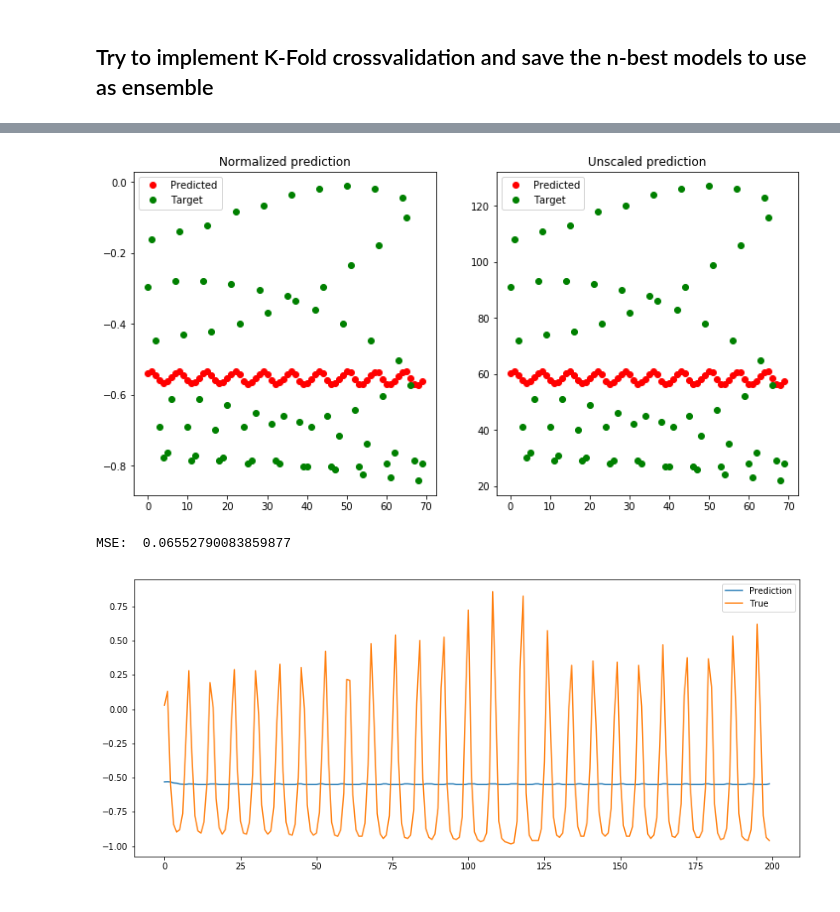
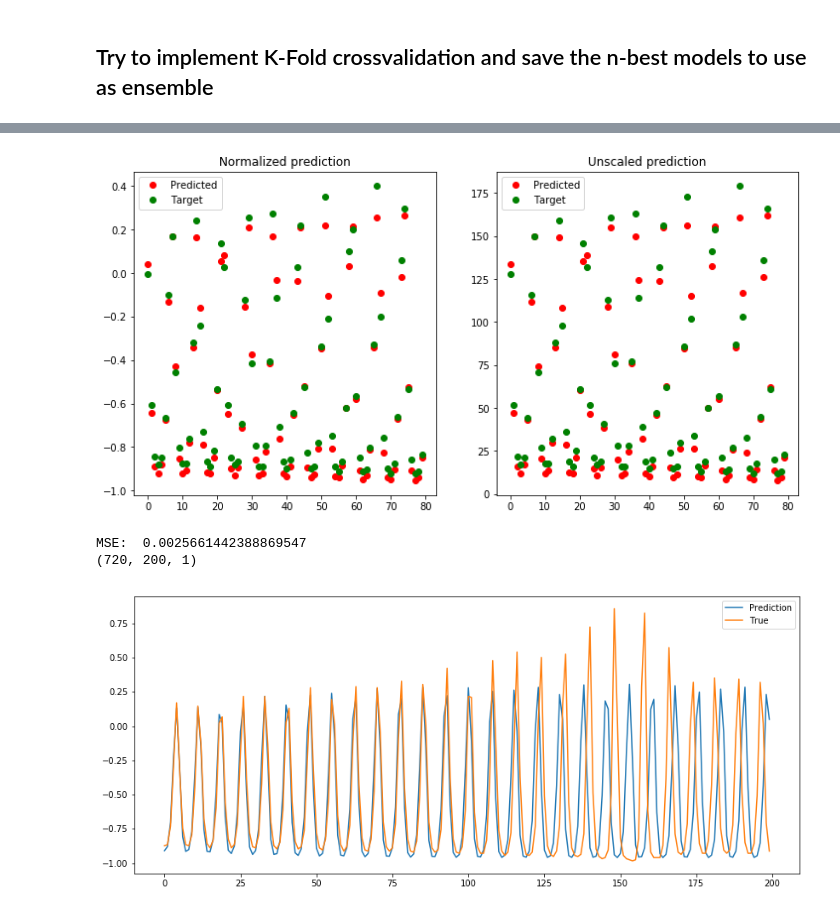
Before and after one commit to HansBambel/DeepLearning2019, a Jupyter notebook: Assignment2/timeseriesPrediction.ipynb, the cells around one changed output, grey strips where cells are left out. Drawn from its saved outputs; the diff is of its cells as text; code cells hidden in the pictures.

Commit message:
ensembles do quite a good job

```diff
--- a/Assignment2/timeseriesPrediction.ipynb
+++ b/Assignment2/timeseriesPrediction.ipynb
@@ -36,15 +36,15 @@ plt.show()
 # %% [output]
 [figure]
 # %%
-inputsize = 300
+inputsize = 200
 
 def root_mean_squared_error(y_true, y_pred):
         return K.sqrt(K.mean(K.square(y_pred - y_true)))
 
 def get_model():
     model = keras.Sequential()
-    model.add(LSTM(16, return_sequences=True, input_shape=(trainX.shape[1], 1), dropout=0.2, recurrent_dropout=0.2))
-    model.add(LSTM(8, return_sequences=False, dropout=0.2, recurrent_dropout=0.2))
+    model.add(LSTM(32, return_sequences=False, input_shape=(trainX.shape[1], 1)))
+#     model.add(LSTM(16, return_sequences=False))
     model.add(Dense(1, activation='tanh'))
     model.compile(loss=root_mean_squared_error,
               optimizer='adam',
@@ -72,7 +72,7 @@ print("trainY.shape", trainY.shape)
 print("testX.shape", testX.shape)
 print("testY.shape", testY.shape)
 
-loadModel = True
+loadModel = False
 
 if loadModel:
     model = keras.models.load_model("model.h5")
@@ -80,7 +80,7 @@ else:
     # Create model
     model = get_model()
     # Train it
-    history = model.fit(trainX, trainY, epochs=30, validation_data=(testX, testY), verbose=2, shuffle=True)
+    history = model.fit(trainX, trainY, epochs=25, validation_data=(testX, testY), verbose=2, shuffle=False)
     # Save it
     model.save("model.h5")
 # %% [output]
@@ -134,7 +137,7 @@ pred.shape  (70, 1)
 def forecast(model, inp, timesteps=200):
     for i in range(timesteps):
         # make forecast
-        pred = model.predict(inp.reshape(1,len(inp),1))
+        pred = model.predict(inp.reshape(1, len(inp),1))
 #         print(pred)
         # add it and use it as new input
         inp = np.append(inp, pred)
@@ -142,7 +145,7 @@ def forecast(model, inp, timesteps=200):
     return inp[-timesteps:]
 
 print(trainX.shape)
-i = 90
+i = 488
 forecast_pred = forecast(model, trainX[i], 200)
 true_forecast = trainX[i+200][-200:]
 plt.figure(figsize=(14,6))
@@ -170,7 +173,7 @@ def load_models():
         models.append(loaded_model)
     return models
 
-loadModels = False
+loadModels = True
 
 if loadModels:
     models = load_models()
@@ -186,7 +189,7 @@ else:
         # Create model
         model = get_model()
         # Train it
-        history = model.fit(trainX, trainY, epochs=30, validation_split=0.1, verbose=2)
+        history = model.fit(trainX, trainY, epochs=25, validation_split=0.1, verbose=2)
         # Save it
         model.save(f"models/model{iteration}.h5")
 
@@ -218,7 +220,7 @@ def ensemble_predictions(models, testX):
     # make predictions
     yhats = [model.predict(testX) for model in models]
     # median across ensemble members
-    result = np.median(yhats, axis=0)
+    result = np.mean(yhats, axis=0)
     return result
 
 # evaluate a specific number of members in an ensemble
@@ -233,14 +235,12 @@ def evaluate_n_members(models, n_models, testX, testy):
 def forecast_ensemble(models, inp, timesteps=200):
     for i in range(timesteps):
         # make forecast
-        pred = ensemble_predictions(models, inp.reshape(1,len(inp),1))
+        pred = ensemble_predictions(models, inp.reshape(1, len(inp),1))
         # add it and use it as new input
         inp = np.append(inp, pred)
         inp = inp[-inputsize:]
     return inp[-timesteps:]
 
-# save_models(models)
-# models = load_models()
 
 validationX, validationY = testX, testY
 single_MSEs, ensemble_MSEs = [], []
@@ -257,5 +257,6 @@ plt.plot(x_axis, single_MSEs, marker='o', linestyle='None', label='Single model'
 plt.plot(x_axis, ensemble_MSEs, marker='o', label="Ensemble")
 plt.ylabel('MSE')
 plt.xlabel('Ensembles')
+plt.legend()
 plt.show()
 # %% [output]
@@ -271,33 +275,35 @@ MSE 0.058 (0.019)
 # %%
 pred = ensemble_predictions(models[:4], testX)
 pred_unscaled = scaler.inverse_transform(pred)
 testY_unscaled = scaler.inverse_transform(testY)
 
 plt.figure(figsize=(12,6))
 plt.subplot(121)
 plt.title('Normalized prediction')
 plt.plot(pred, 'o', c='r', label="Predicted")
 plt.plot(testY, 'o', c='g', label="Target")
 plt.legend()
 
 plt.subplot(122)
 plt.title('Unscaled prediction')
 plt.plot(pred_unscaled, 'o', c='r', label="Predicted")
 plt.plot(testY_unscaled, 'o', c='g', label="Target")
 plt.legend()
 plt.show()
 
 print("MSE: ", mean_squared_error(testY, pred))
 
-i = 90
+print(trainX.shape)
+i = 150
 forecast_pred = forecast_ensemble(models, trainX[i], 200)
 true_forecast = trainX[i+200][-200:]
 plt.figure(figsize=(14,6))
 plt.plot(forecast_pred, label='Prediction')
 plt.plot(true_forecast, label='True')
 plt.legend()
 plt.show()
 # %% [output]
-[figure, old version]
+[figure, new version]
-MSE:  0.06552790083859877
+MSE:  0.0025661442388869547
+(720, 200, 1)
-[figure, old version]
+[figure, new version]
```
Also changed, not shown: parts of 6 cells of this notebook.
